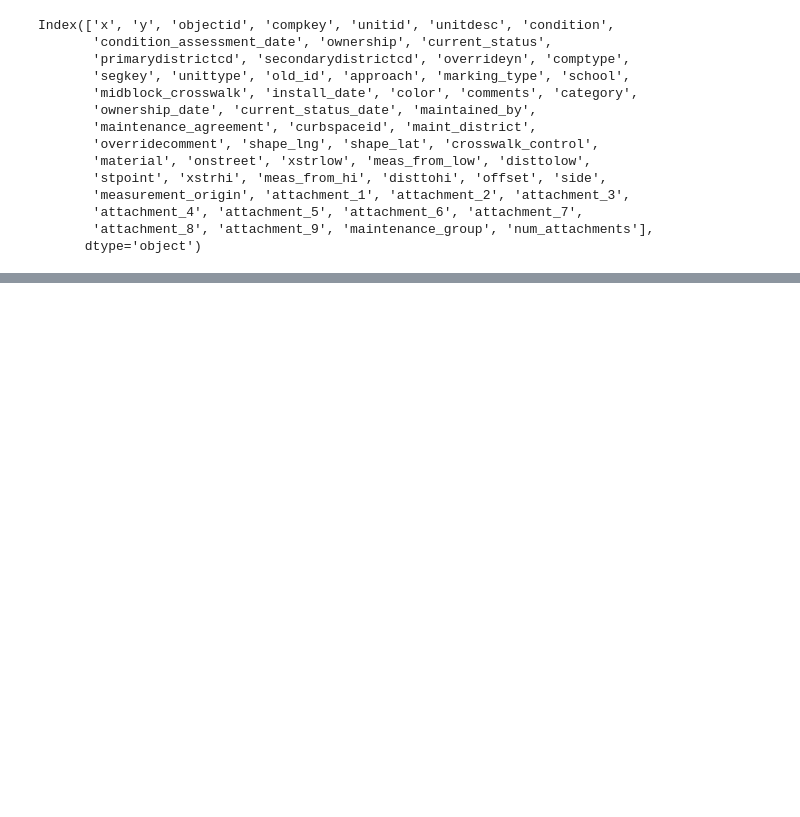
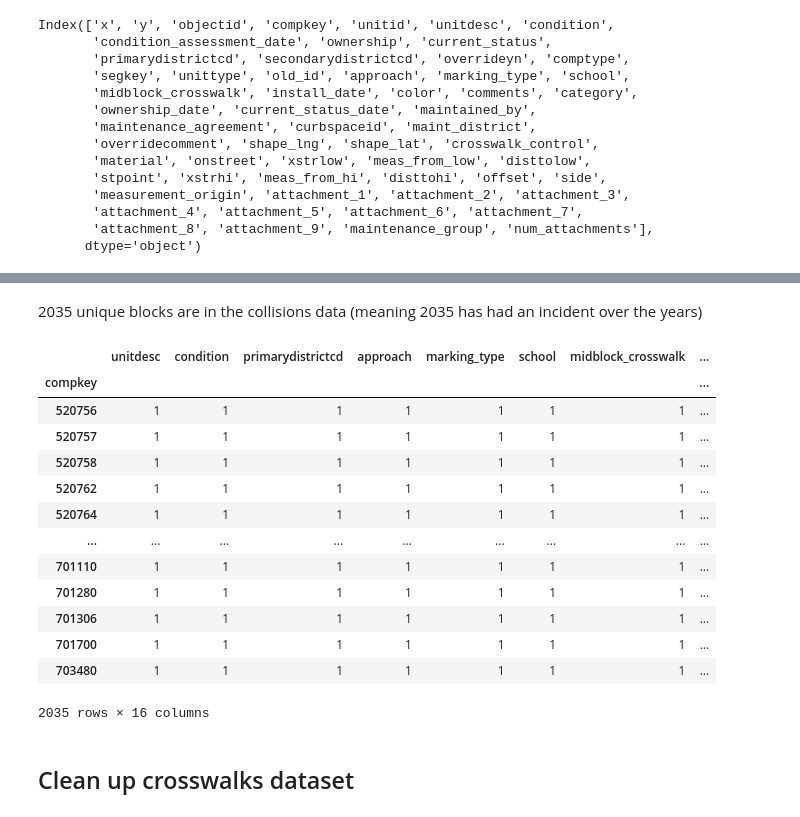
Before and after one commit to DataCircles/traffic_collisions_ml_team1, a Jupyter notebook: notebooks/cindy_crosswalks.ipynb, the cells around one changed output, grey strips where cells are left out. Saved outputs shown, nothing was run; the diff lists cells and outputs as text; code cells hidden in the pictures; blank space fills up the shorter version.

```diff
--- a/notebooks/cindy_crosswalks.ipynb
+++ b/notebooks/cindy_crosswalks.ipynb
@@ -16,5 +16,5 @@ pd.set_option('display.max_column', 100)
 pd.set_option('display.max_colwidth', 300)
 # %%
 streets = pd.read_csv('../data/Seattle_Streets.csv')
-collisions = pd.read_csv('../data/Collisions.csv')
+collisions = pd.read_pickle('../data/processed/cleaned_data.pkl')
 crosswalks = pd.read_csv('../data/Marked_Crosswalks.csv')
@@ -91,0 +49,21 @@ crosswalks['gps'] = [(x,y) for x,y in zip(round(crosswalks['SHAPE_LAT'], 5), rou
+# %% [markdown]
+2035 unique blocks are in the collisions data (meaning 2035 has had an incident over the years)
+# %%
+crosswalks[crosswalks['compkey'].isin(collisions['CROSSWALKKEY'])].groupby('compkey').count()
+# %% [output]
+|  | unitdesc | condition | primarydistrictcd | approach | marking_type | school | midblock_crosswalk | ... |
+| compkey |  |  |  |  |  |  |  | ... |
+| 520756 | 1 | 1 | 1 | 1 | 1 | 1 | 1 | ... |
+| 520757 | 1 | 1 | 1 | 1 | 1 | 1 | 1 | ... |
+| 520758 | 1 | 1 | 1 | 1 | 1 | 1 | 1 | ... |
+| 520762 | 1 | 1 | 1 | 1 | 1 | 1 | 1 | ... |
+| 520764 | 1 | 1 | 1 | 1 | 1 | 1 | 1 | ... |
+| ... | ... | ... | ... | ... | ... | ... | ... | ... |
+| 701110 | 1 | 1 | 1 | 1 | 1 | 1 | 1 | ... |
+| 701280 | 1 | 1 | 1 | 1 | 1 | 1 | 1 | ... |
+| 701306 | 1 | 1 | 1 | 1 | 1 | 1 | 1 | ... |
+| 701700 | 1 | 1 | 1 | 1 | 1 | 1 | 1 | ... |
+| 703480 | 1 | 1 | 1 | 1 | 1 | 1 | 1 | ... |
+2035 rows × 16 columns
+# %% [markdown]
+## Clean up crosswalks dataset
```
Also changed, not shown: parts of 18 cells of this notebook, 1 other file.
